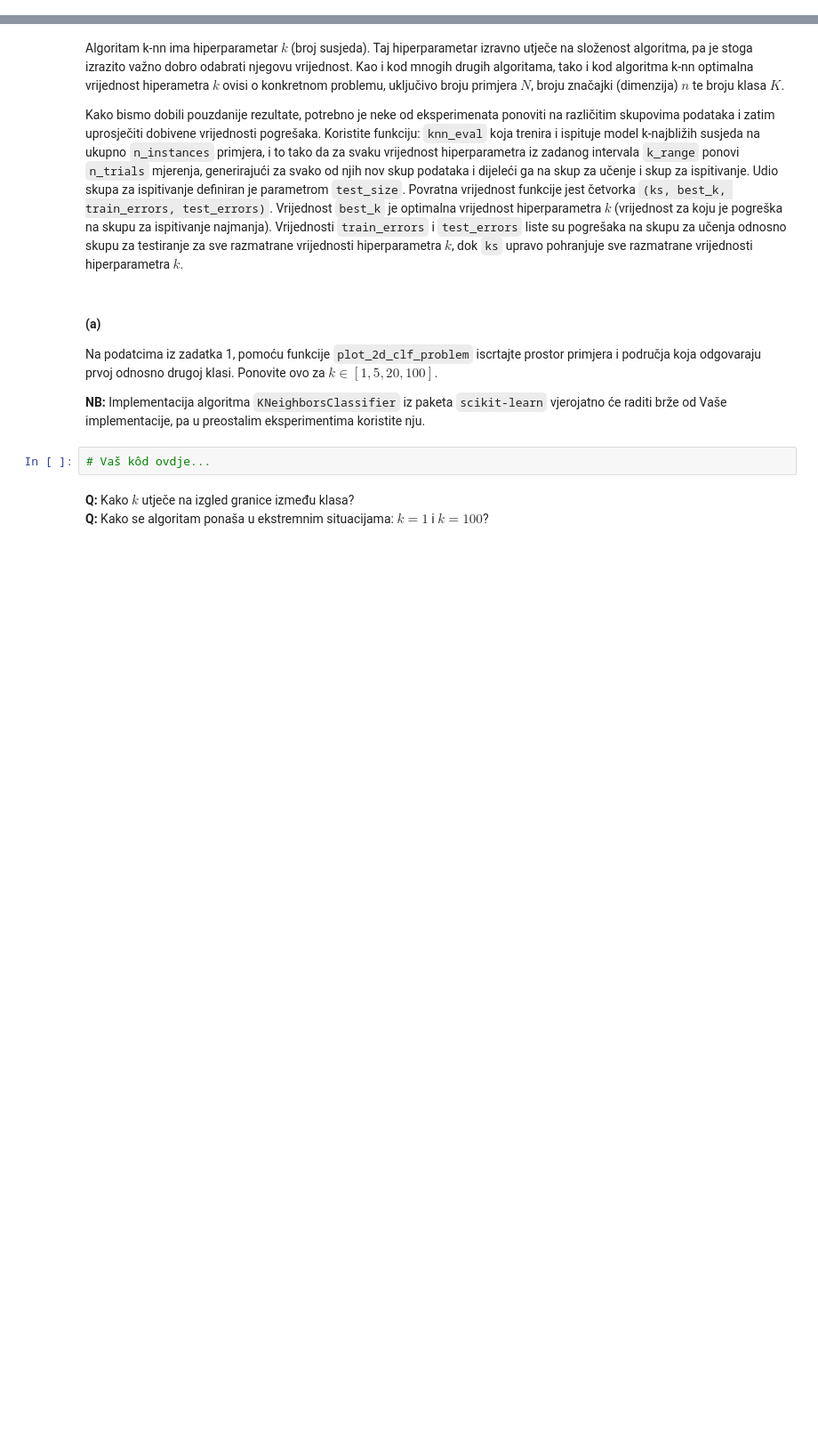
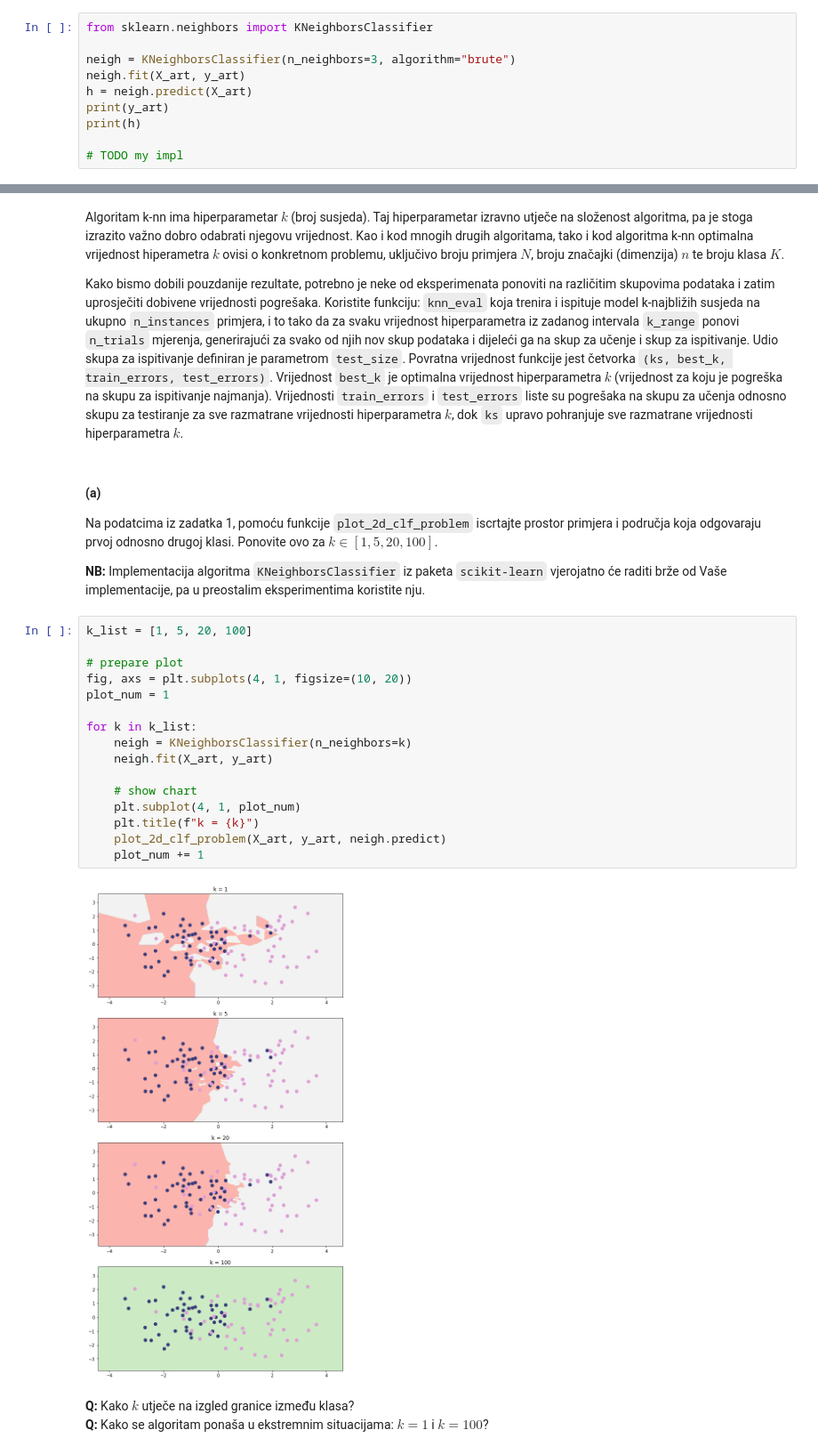
Before and after one commit to sskender/machine-learning-1, a Jupyter notebook: SU1-2021-11-kNN.ipynb, the cells around one changed output, grey strips where cells are left out. Shown at 89% size. Cells and saved outputs as stored; diff of their text form; blank space fills up the shorter version.

```diff
--- a/SU1-2021-11-kNN.ipynb
+++ b/SU1-2021-11-kNN.ipynb
@@ -128,0 +129,10 @@ from sklearn.neighbors import KNeighborsClassifier
+# %%
+from sklearn.neighbors import KNeighborsClassifier
+
+neigh = KNeighborsClassifier(n_neighbors=3, algorithm="brute")
+neigh.fit(X_art, y_art)
+h = neigh.predict(X_art)
+print(y_art)
+print(h)
+
+# TODO my impl
@@ -138,8 +155,24 @@ Kako bismo dobili pouzdanije rezultate, potrebno je neke od eksperimenata ponovi
 Na podatcima iz zadatka 1, pomoću funkcije `plot_2d_clf_problem` iscrtajte prostor primjera i područja koja odgovaraju prvoj odnosno drugoj klasi. Ponovite ovo za $k\in[1, 5, 20, 100]$.
 
 **NB:** Implementacija algoritma `KNeighborsClassifier` iz paketa `scikit-learn` vjerojatno će raditi brže od Vaše implementacije, pa u preostalim eksperimentima koristite nju.
-# %%
-# Vaš kôd ovdje...
+# %%
+k_list = [1, 5, 20, 100]
+
+# prepare plot
+fig, axs = plt.subplots(4, 1, figsize=(10, 20))
+plot_num = 1
+
+for k in k_list:
+    neigh = KNeighborsClassifier(n_neighbors=k)
+    neigh.fit(X_art, y_art)
+
+    # show chart
+    plt.subplot(4, 1, plot_num)
+    plt.title(f"k = {k}")
+    plot_2d_clf_problem(X_art, y_art, neigh.predict)
+    plot_num += 1
+# %% [output]
+[figure, added]
 # %% [markdown]
 **Q:** Kako $k$ utječe na izgled granice između klasa?
 **Q:** Kako se algoritam ponaša u ekstremnim situacijama: $k=1$ i $k=100$?
```
Also changed, not shown: parts of 11 cells of this notebook.
